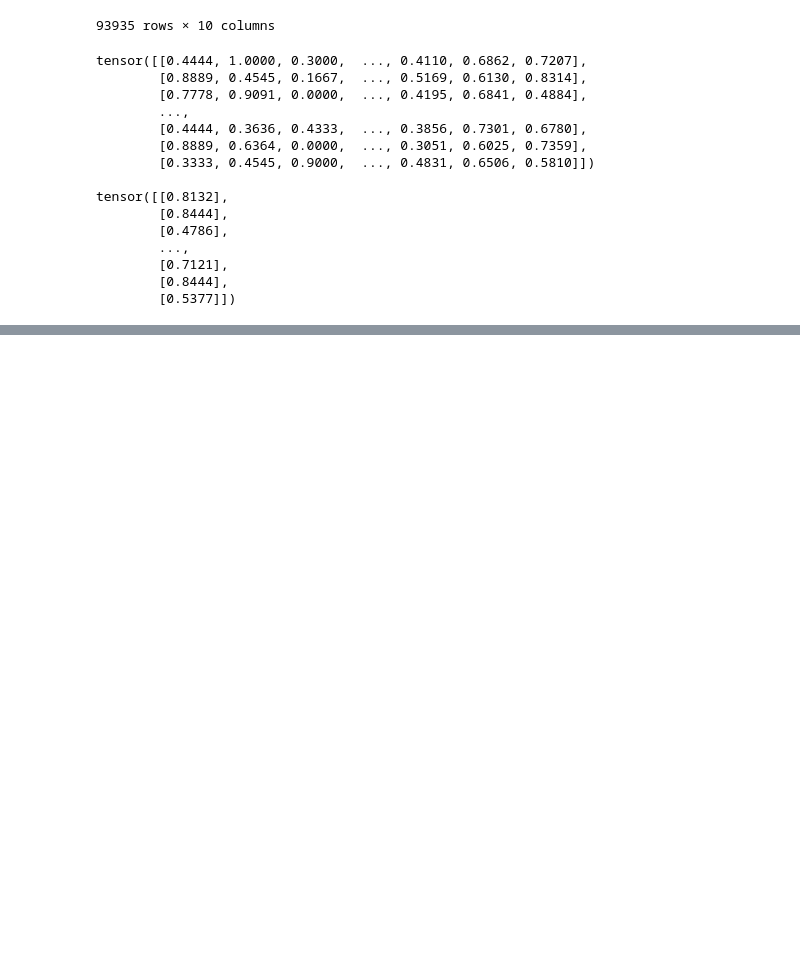
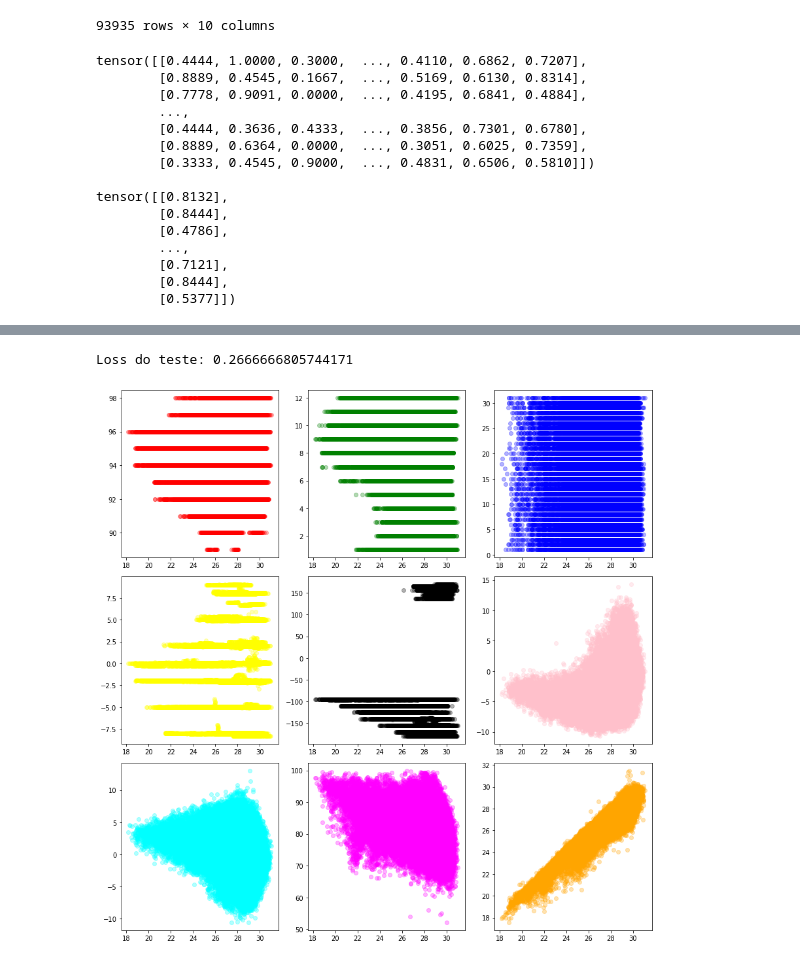
Before and after one commit to alicevk/RNAG-TCS, a Jupyter notebook: main.ipynb, the cells around one changed output, grey strips where cells are left out. Saved outputs shown, nothing was run; the diff lists cells and outputs as text; code cells hidden in the pictures; blank space fills up the shorter version.

```diff
--- a/main.ipynb
+++ b/main.ipynb
@@ -302,0 +309,20 @@ Loss do teste: 0.4230889283590808
+# %%
+# Medindo a performance com MAPE:
+target = torch.tensor([1, 10, 1e6])
+preds = torch.tensor([0.9, 15, 1.2e6])
+MAPE = MeanAbsolutePercentageError()
+print(f'Loss do teste: {MAPE(preds, target)}')
+# %% [output]
+Loss do teste: 0.2666666805744171
+# %%
+# Plotando scatter plots para cada feature em relação ao target:
+
+fig, axs = plt.subplots(3,3,figsize = (12,12))
+axs = axs.flatten()
+for (i, ax), cor in zip(enumerate(axs),['r', 'g', 'b', 'yellow', 'k', 'pink', 'cyan', 'magenta', 'orange']):
+    ax.scatter(list(df[TARGET[0]]), list(df[FEATURES[i]]), color=cor, alpha=0.3)
+
+plt.tight_layout()
+plt.show()
+# %% [output]
+[figure, added]
```
Also changed, not shown: parts of 12 cells of this notebook.
